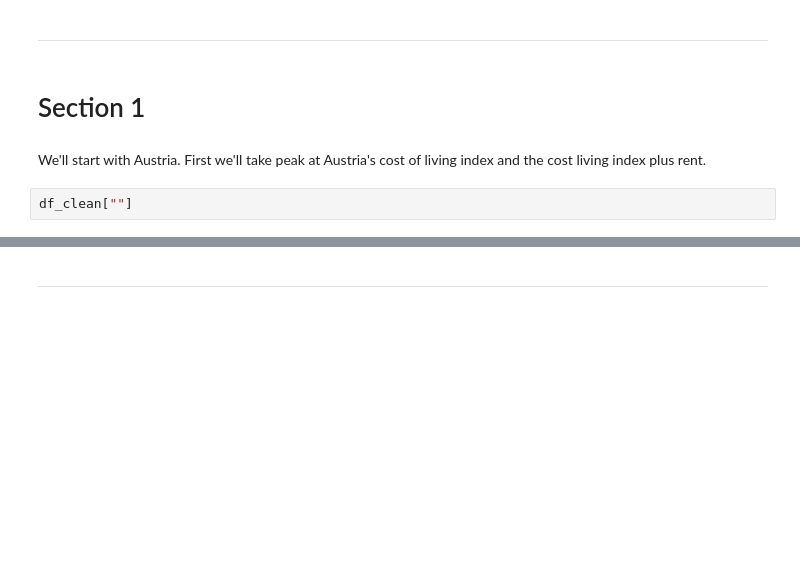
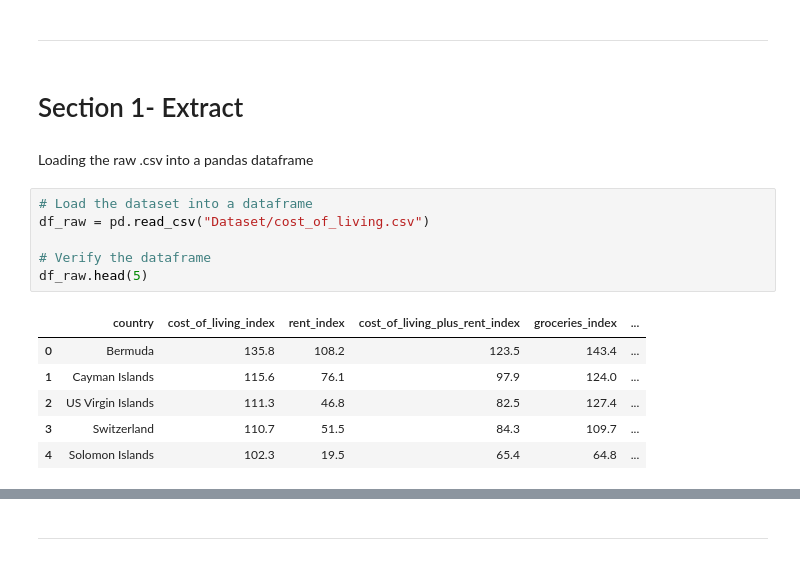
Before and after one commit to 13NateMate37/Hackathon26_Economy_in_UK, a Jupyter notebook: jupyter_notebooks/Nate_ETL.ipynb, the cells around one changed output, grey strips where cells are left out. Cells and saved outputs as stored; diff of their text form; blank space fills up the shorter version.

```diff
--- a/jupyter_notebooks/Nate_ETL.ipynb
+++ b/jupyter_notebooks/Nate_ETL.ipynb
@@ -79,8 +61,19 @@ df_raw.head(10)
 # %% [markdown]
 ---
 # %% [markdown]
-# Section 1
+# Section 1- Extract
-# %% [markdown]
-We'll start with Austria. First we'll take peak at Austria's cost of living index and the cost living index plus rent.
-# %%
-df_clean[""]
+# %% [markdown]
+Loading the raw .csv into a pandas dataframe
+# %%
+# Load the dataset into a dataframe
+df_raw = pd.read_csv("Dataset/cost_of_living.csv")
+
+# Verify the dataframe
+df_raw.head(5)
+# %% [output]
+|  | country | cost_of_living_index | rent_index | cost_of_living_plus_rent_index | groceries_index | ... |
+| 0 | Bermuda | 135.8 | 108.2 | 123.5 | 143.4 | ... |
+| 1 | Cayman Islands | 115.6 | 76.1 | 97.9 | 124.0 | ... |
+| 2 | US Virgin Islands | 111.3 | 46.8 | 82.5 | 127.4 | ... |
+| 3 | Switzerland | 110.7 | 51.5 | 84.3 | 109.7 | ... |
+| 4 | Solomon Islands | 102.3 | 19.5 | 65.4 | 64.8 | ... |
```
Also changed, not shown: parts of 9 cells of this notebook.
